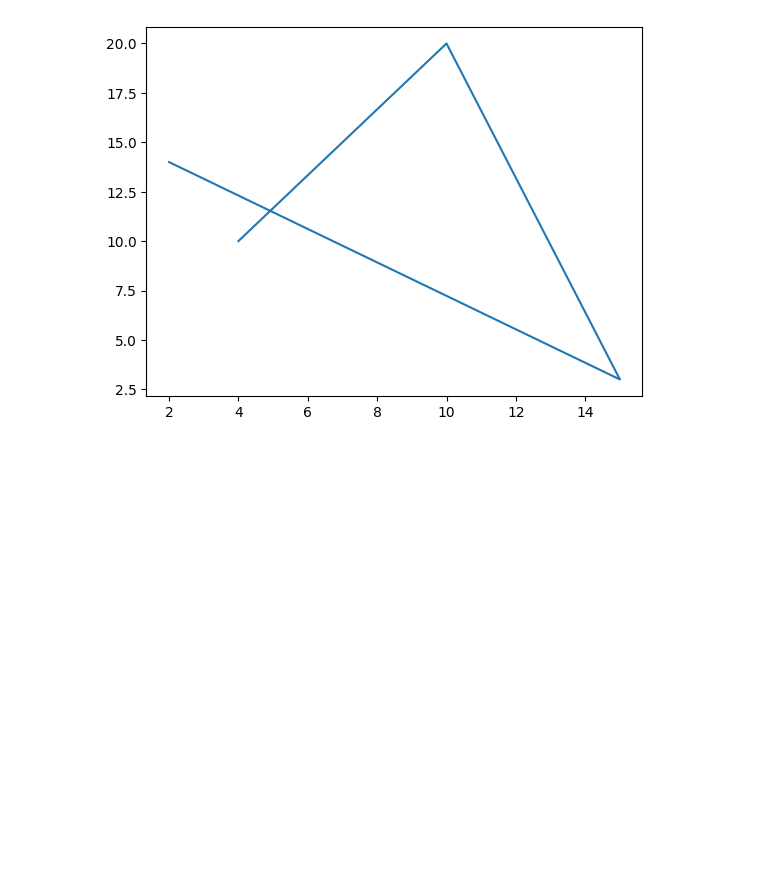
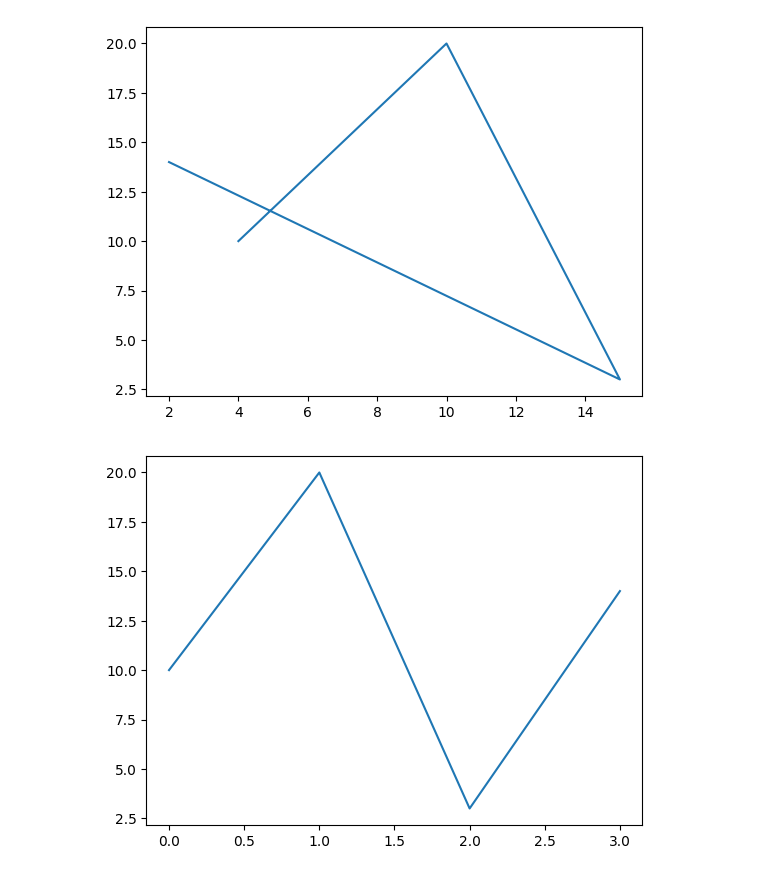
Before and after one commit to KingVik-Planet/Pandas, a Jupyter notebook: MatPlotLib.ipynb, the cells around one changed output. Saved outputs shown, nothing was run; the diff lists cells and outputs as text; code cells hidden in the pictures; blank space fills up the shorter version.

Commit message:
Matplotlib

```diff
--- a/MatPlotLib.ipynb
+++ b/MatPlotLib.ipynb
@@ -53,3 +53,14 @@ plt.plot(xpoints, ypoints)
 plt.show()
 # %% [output]
 [figure]
+# %%
+import matplotlib.pyplot as plt
+import numpy as np
+
+
+ypoints = np.array([10, 20, 3, 14])
+
+plt.plot(ypoints)
+plt.show()
+# %% [output]
+[figure, added]
```
